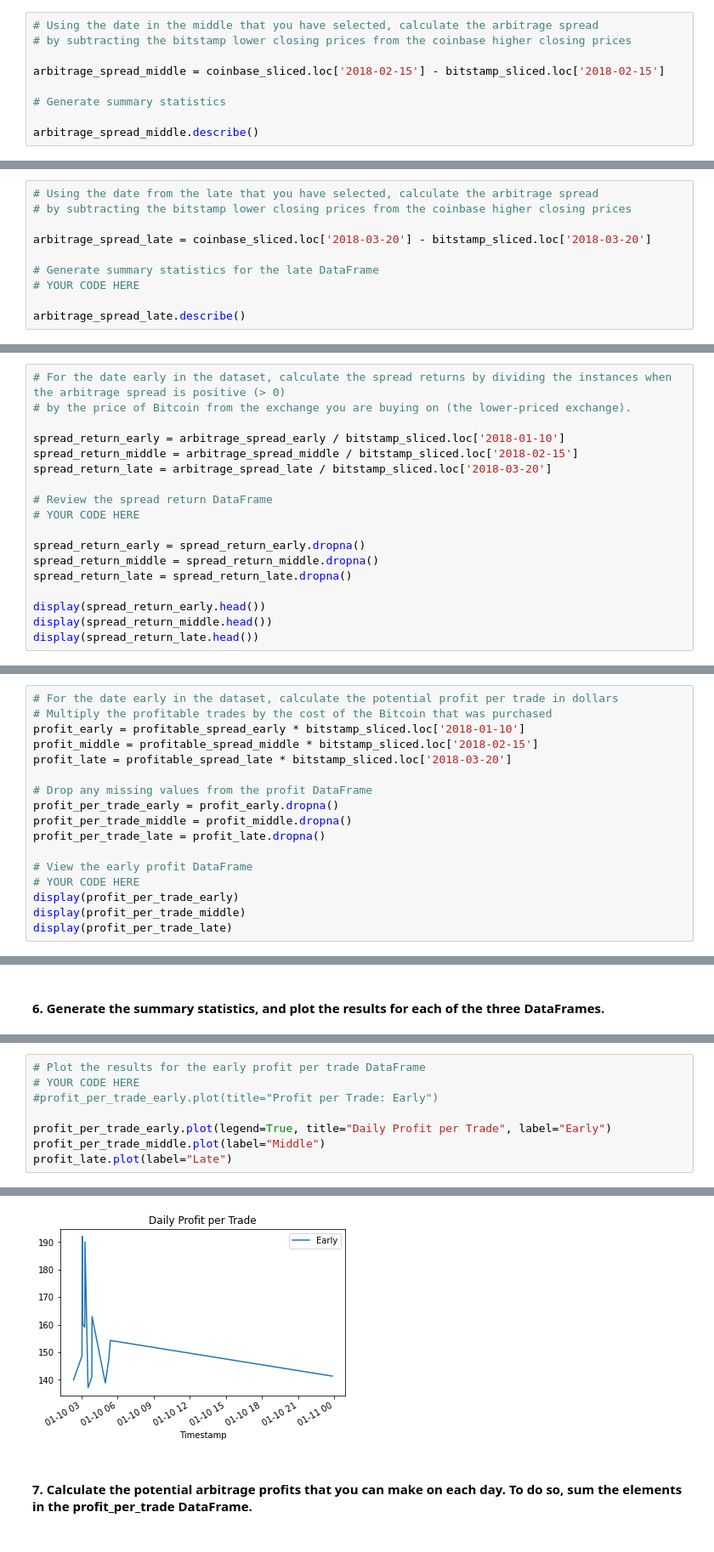
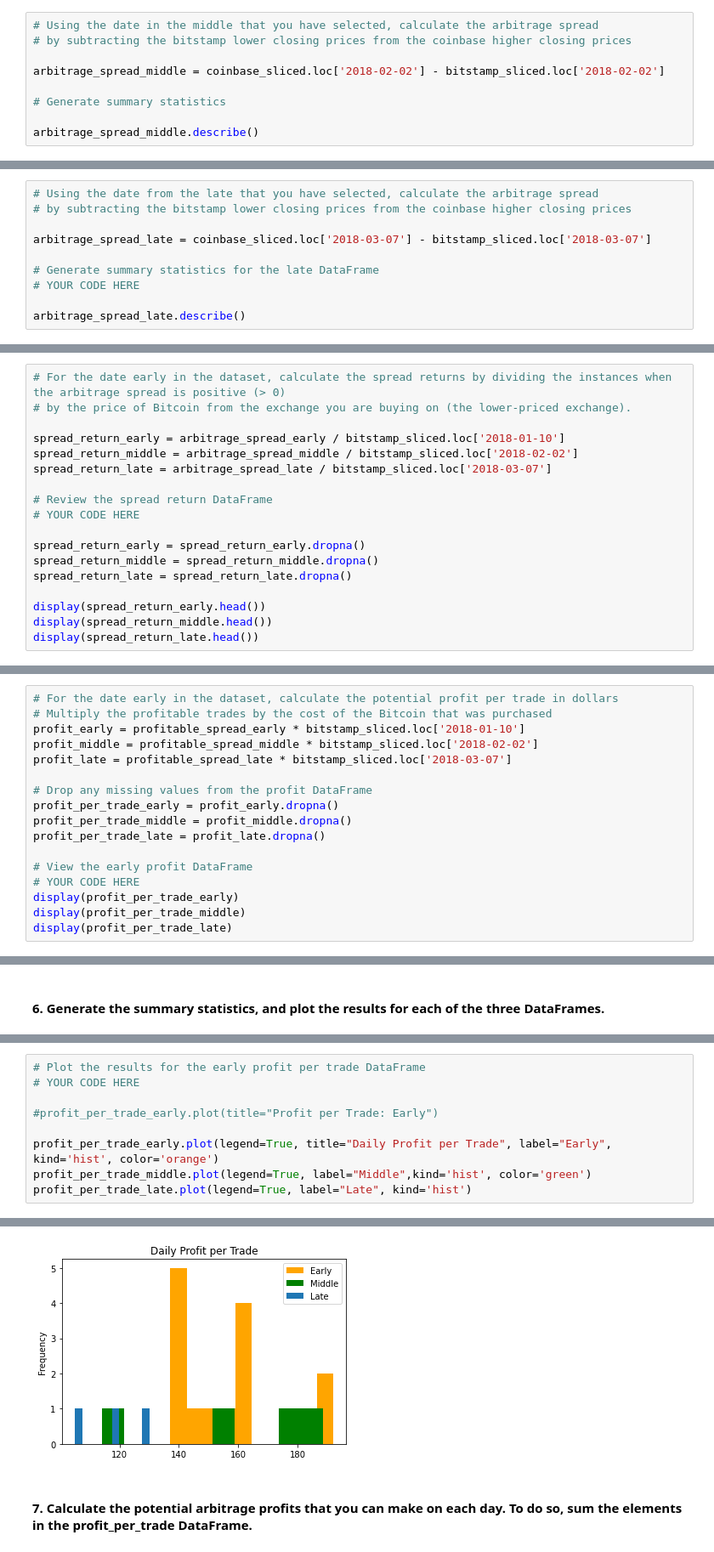
Before and after one commit to tnmercer/fintechbootcamp, a Jupyter notebook: Module_3_Challenge/Starter_Code/crypto_arbitrage.ipynb, the cells around one changed output, grey strips where cells are left out. Shown at 85% size. Saved outputs shown, nothing was run; the diff lists cells and outputs as text.

Commit message:
Middle and late dates amended

```diff
--- a/Module_3_Challenge/Starter_Code/crypto_arbitrage.ipynb
+++ b/Module_3_Challenge/Starter_Code/crypto_arbitrage.ipynb
@@ -380,7 +392,7 @@ coinbase_sliced.loc['2018-02-15'].plot(
 # Using the date in the middle that you have selected, calculate the arbitrage spread
 # by subtracting the bitstamp lower closing prices from the coinbase higher closing prices
 
-arbitrage_spread_middle = coinbase_sliced.loc['2018-02-15'] - bitstamp_sliced.loc['2018-02-15']
+arbitrage_spread_middle = coinbase_sliced.loc['2018-02-02'] - bitstamp_sliced.loc['2018-02-02']
 
 # Generate summary statistics
 
@@ -424,7 +436,7 @@ coinbase_sliced.loc['2018-03-20'].plot(
 # Using the date from the late that you have selected, calculate the arbitrage spread
 # by subtracting the bitstamp lower closing prices from the coinbase higher closing prices
 
-arbitrage_spread_late = coinbase_sliced.loc['2018-03-20'] - bitstamp_sliced.loc['2018-03-20']
+arbitrage_spread_late = coinbase_sliced.loc['2018-03-07'] - bitstamp_sliced.loc['2018-03-07']
 
 # Generate summary statistics for the late DataFrame
 # YOUR CODE HERE
@@ -512,8 +524,8 @@ describe_df
 # by the price of Bitcoin from the exchange you are buying on (the lower-priced exchange).
 
 spread_return_early = arbitrage_spread_early / bitstamp_sliced.loc['2018-01-10']
-spread_return_middle = arbitrage_spread_middle / bitstamp_sliced.loc['2018-02-15']
-spread_return_late = arbitrage_spread_late / bitstamp_sliced.loc['2018-03-20']
+spread_return_middle = arbitrage_spread_middle / bitstamp_sliced.loc['2018-02-02']
+spread_return_late = arbitrage_spread_late / bitstamp_sliced.loc['2018-03-07']
 
 # Review the spread return DataFrame
 # YOUR CODE HERE
@@ -616,8 +637,8 @@ Name: Close, dtype: float64
 # For the date early in the dataset, calculate the potential profit per trade in dollars
 # Multiply the profitable trades by the cost of the Bitcoin that was purchased
 profit_early = profitable_spread_early * bitstamp_sliced.loc['2018-01-10']
-profit_middle = profitable_spread_middle * bitstamp_sliced.loc['2018-02-15']
-profit_late = profitable_spread_late * bitstamp_sliced.loc['2018-03-20']
+profit_middle = profitable_spread_middle * bitstamp_sliced.loc['2018-02-02']
+profit_late = profitable_spread_late * bitstamp_sliced.loc['2018-03-07']
 
 # Drop any missing values from the profit DataFrame
 profit_per_trade_early = profit_early.dropna()
@@ -674,9 +703,10 @@ profit_per_trade_df
 # %%
 # Plot the results for the early profit per trade DataFrame
 # YOUR CODE HERE
+
 #profit_per_trade_early.plot(title="Profit per Trade: Early")
 
-profit_per_trade_early.plot(legend=True, title="Daily Profit per Trade", label="Early")
-profit_per_trade_middle.plot(label="Middle")
-profit_late.plot(label="Late")
+profit_per_trade_early.plot(legend=True, title="Daily Profit per Trade", label="Early", kind='hist', color='orange')
+profit_per_trade_middle.plot(legend=True, label="Middle",kind='hist', color='green')
+profit_per_trade_late.plot(legend=True, label="Late", kind='hist')
 # %% [output]
@@ -684,4 +714,4 @@ profit_late.plot(label="Late")
-[figure, old version]
+[figure, new version]
 # %% [markdown]
 #### 7. Calculate the potential arbitrage profits that you can make on each day. To do so, sum the elements in the profit_per_trade DataFrame.
 # %%
```
Also changed, not shown: parts of 19 cells of this notebook.
